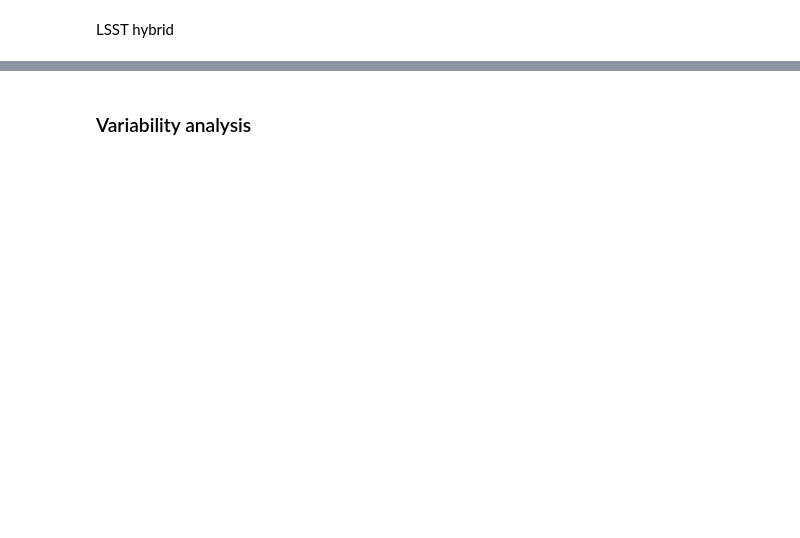
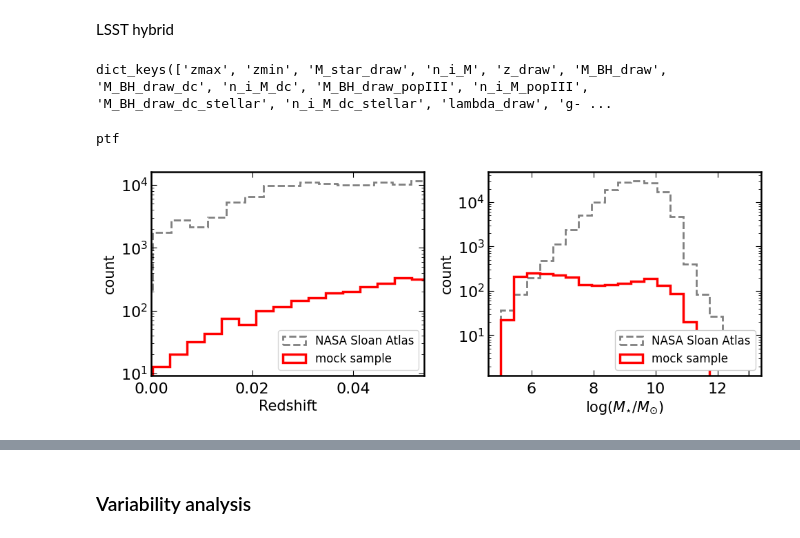
Before and after one commit to burke86/imbh_forecast, a Jupyter notebook: forecast.ipynb, the cells around one changed output, grey strips where cells are left out. Drawn from its saved outputs; the diff is of its cells as text; code cells hidden in the pictures; blank space fills up the shorter version.

```diff
--- a/forecast.ipynb
+++ b/forecast.ipynb
@@ -114,7 +114,7 @@ keys = ['ptf']
 #keys = ['lsst']
 #keys = ['des-sn']
 # %%
-nbootstrap = 2 # =16
+nbootstrap = 1 # =16
 nbins = 20 # =20
 
 # Assuming ~SDSS solid angle 14000*u.deg**2
@@ -346,23 +226,0 @@ sigma = [[0.72475983 0.15138627]
-# %%
-size = 2000
-
-fig, ax = plt.subplots(1, 1, figsize=(5.5, 4))
-
-mu = np.array([8.9846321,  0.46562084])
-cov = np.array([[0.52527681, 0.06516369],
-               [0.06516369,  0.0229178]])
-rv_blue = st.multivariate_normal(mean=mu, cov=cov)
-rvs = rv_blue.rvs(size=size)
-plt.scatter(rvs[:,0], rvs[:,1], color='b', alpha=0.1, marker='.')
-
-mu = np.array([9.77213478, 0.79589641])
-cov = np.array([[0.23671096, 0.0184602],
-                [0.0184602,  0.00646298]])
-rv_red = st.multivariate_normal(mean=mu, cov=cov)
-rvs = rv_red.rvs(size=size)
-plt.scatter(rvs[:,0], rvs[:,1], color='r', alpha=0.1, marker='.')
-
-plot_results(None, gmm.predict(X), gmm.means_, gmm.covariances_, 0, ax=ax, alphas=[1, 1, 0], colors=['b','r','k'])
-
-ax.set_ylim([0.0, 1.2])
-ax.set_xlim([6, 12])
@@ -372,11 +226,0 @@ ax.set_xlim([6, 12])
-# %%
-x_in=9
-
-y = np.linspace(0, 1.2)
-x = np.full_like(y, x_in)
-pdf = rv_blue.pdf(x=np.array([x,y]).T)
-
-a = np.random.choice(y, size=1000, p=pdf/np.sum(pdf))
-
-plt.hist(a, density=True)
-plt.plot(y, pdf)
@@ -541,4 +379,4 @@ if plot and etas[key] >= 1:
 ### Sample grid of SEDs
 # %%
 for key in keys:
-    models[key].sample_sed_grid(band=bands[key])
+    models[key].sample_sed_grid(band=bands[key], save_fits=False, load_fits=True)
@@ -678,6 +481,8 @@ for key in keys:
 #np.save('s_ptf.npy', s_ptf)
 # %%
 samples[key].keys()
+# %% [output]
+dict_keys(['zmax', 'zmin', 'M_star_draw', 'n_i_M', 'z_draw', 'M_BH_draw', 'M_BH_draw_dc', 'n_i_M_dc', 'M_BH_draw_popIII', 'n_i_M_popIII', 'M_BH_draw_dc_stellar', 'n_i_M_dc_stellar', 'lambda_draw', 'g- ...
 # %%
 j = 0
 bins = 16
@@ -690,7 +495,6 @@ for k, (key, s) in enumerate(samples.items()):
 
     band = bands[key]
     seed_keys = list(pars[key]['seed_dict'].keys())
-    colors = ['b','m']
 
     for i, seed in enumerate(seed_keys):
 
@@ -710,9 +514,11 @@ for k, (key, s) in enumerate(samples.items()):
         axs[0].hist(data_nsa['Z'][mask_mag & mask_na], color='gray', zorder=0, density=False, fill=None,
                      linestyle='dashed', lw=2, histtype='step', bins=bins, label='NASA Sloan Atlas')
 
+
         z = s[f'z_draw'][j,:ndraw_dim]
         mask_mag = s[f'm_{band}_{seed}'][j,:ndraw_dim] < R
-        axs[0].hist(z[mask_mag], color='red', zorder=-1, density=False, fill=None, lw=2.5, histtype='step', bins=bins, label='mock sample')
+        mask_gal = (s['pop'][j,:ndraw_dim] == 0) | (s['pop'][j,:ndraw_dim] == 1)
+        axs[0].hist(z[mask_mag & mask_gal], color='red', zorder=-1, density=False, fill=None, lw=2.5, histtype='step', bins=bins, label='mock sample')
 
         # Mass
         stellar_mass = data_nsa['MASS'] * (0.7)**2
@@ -723,35 +529,38 @@ for k, (key, s) in enumerate(samples.items()):
 
         m_star = s[f'M_star_draw'][j,:ndraw_dim].value
 
-        axs[1].hist(np.log10(m_star[mask_mag]) + np.random.normal(0, 0.2, size=len(m_star[mask_mag])),
+        axs[1].hist(np.log10(m_star[mask_mag & mask_gal]) + np.random.normal(0, 0.2, size=len(m_star[mask_mag & mask_gal])),
                     color='red', zorder=0, density=False, fill=None,
                     lw=2.5, histtype='step', bins=bins, label='mock sample')
 
 
 #axs[0].set_ylim([5e-1, 5e1])
 axs[0].set_xlim([0, 0.054])
 
 axs[0].set_ylabel(r'count')
 axs[1].set_ylabel(r'count')
 
 axs[0].set_xlabel(r'Redshift')
 axs[1].set_xlabel(r'$\log(M_{\star}/M_{\odot})$')
 
 axs[0].set_yscale('log')
 axs[1].set_yscale('log')
 
 axs[0].legend(fontsize=12, loc='lower right')
 legend = axs[1].legend(fontsize=12, loc='lower right')
 legend.get_frame().set_alpha(None)
 
 for ax in axs:
 
     ax.tick_params(axis='both', which='both', direction='in', labelsize=16)
     ax.tick_params(axis='both', which='major', length=6)
     ax.tick_params(axis='both', which='minor', length=3)
     ax.yaxis.set_ticks_position('both')
     ax.xaxis.set_ticks_position('both')
     ax.tick_params(axis='x', which='major', pad=7)
 
 fig.tight_layout()
 fig.savefig('redshift.pdf', dpi=300)
+# %% [output]
+ptf
+[figure, added]
```
Also changed, not shown: parts of 50 cells of this notebook, 1 other file.
